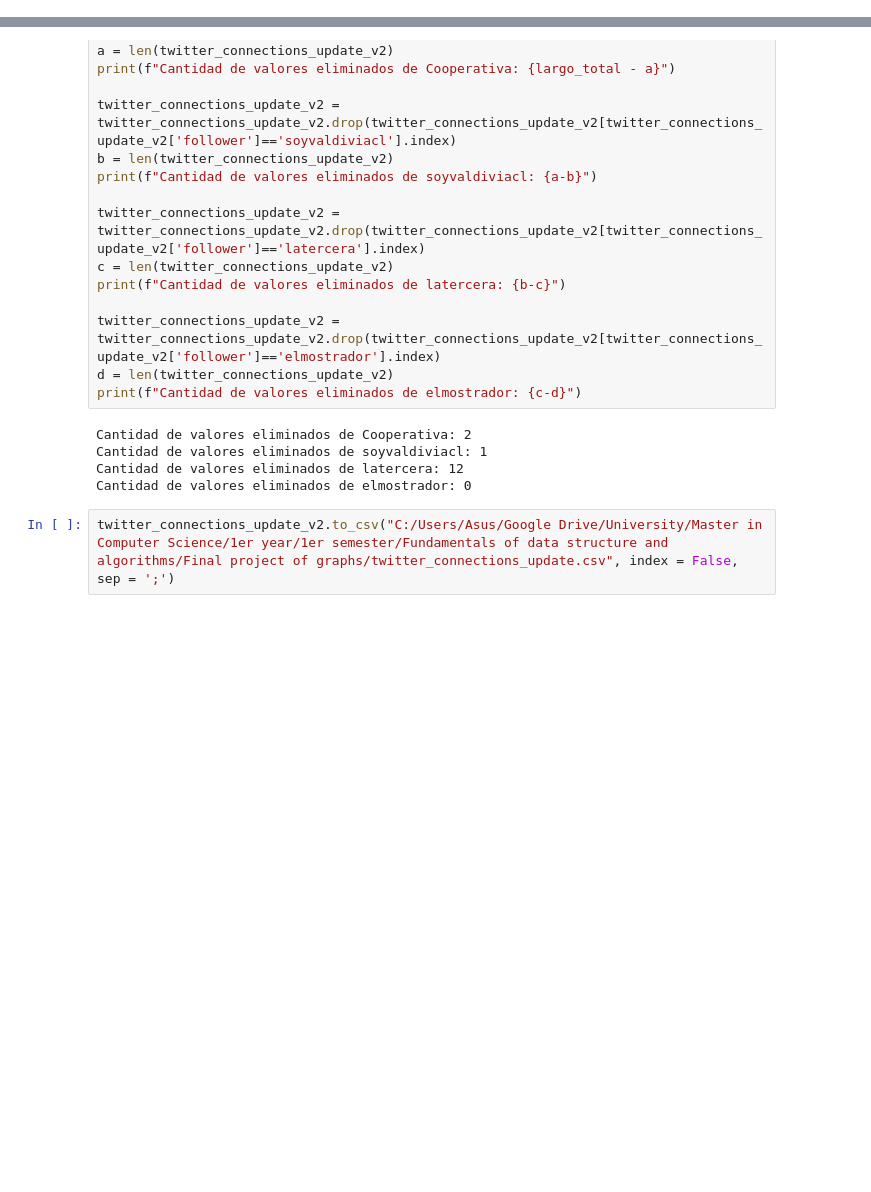
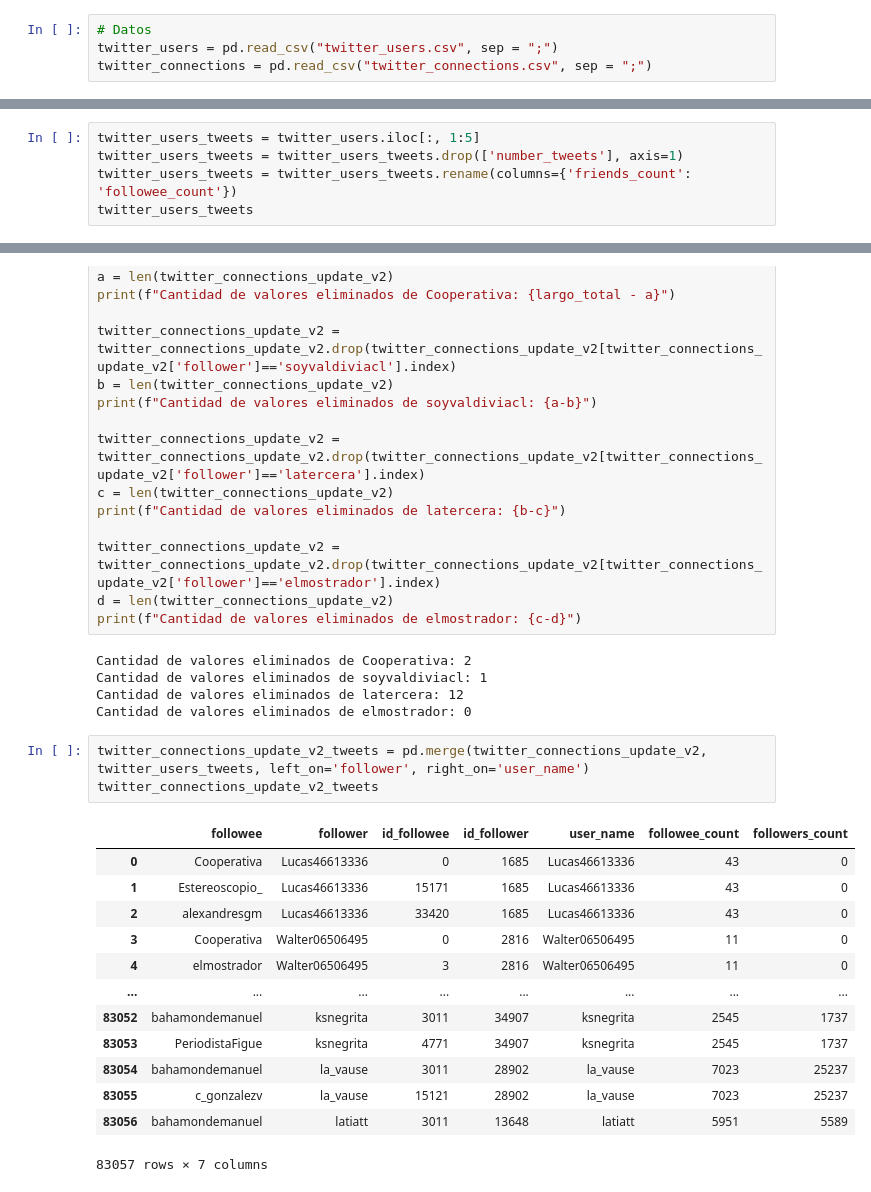
Before and after one commit to DnlMoreno/FEDAA, a Jupyter notebook: Project Final Graphs/Preprocesamiento de datos/Preprocesamiento_base_de_datos.ipynb, the cells around one changed output, grey strips where cells are left out. Cells and saved outputs as stored; diff of their text form; blank space fills up the shorter version.

```diff
--- a/Project Final Graphs/Preprocesamiento de datos/Manejo_bbdd.ipynb
+++ b/Project Final Graphs/Preprocesamiento de datos/Preprocesamiento_base_de_datos.ipynb
@@ -7,3 +3,7 @@ twitter_connections = pd.read_csv("C:/Users/Asus/Google Drive/University/Master
+# %%
+# Datos
+twitter_users = pd.read_csv("twitter_users.csv", sep = ";")
+twitter_connections = pd.read_csv("twitter_connections.csv", sep = ";")
 # %%
 twitter_users
 # %% [output]
@@ -42,3 +42,8 @@ See the caveats in the documentation: https://pandas.pydata.org/pandas-docs/stab
 | 41856 | 41856 | ivanapazaapin | 454 | 909 | 728 | Thu Jun 3 12:44:02 +0000 2021 |
 | 41857 | 41857 | BosqueMiel | 287 | 55 | 928 | Thu Jun 3 12:44:02 +0000 2021 |
 41858 rows × 6 columns
+# %%
+twitter_users_tweets = twitter_users.iloc[:, 1:5]
+twitter_users_tweets = twitter_users_tweets.drop(['number_tweets'], axis=1)
+twitter_users_tweets = twitter_users_tweets.rename(columns={'friends_count': 'followee_count'})
+twitter_users_tweets
@@ -155,5 +190,20 @@ Cantidad de valores eliminados de Cooperativa: 2
 Cantidad de valores eliminados de soyvaldiviacl: 1
 Cantidad de valores eliminados de latercera: 12
 Cantidad de valores eliminados de elmostrador: 0
-# %%
-twitter_connections_update_v2.to_csv("C:/Users/Asus/Google Drive/University/Master in Computer Science/1er year/1er semester/Fundamentals of data structure and algorithms/Final project of graphs/twitter_connections_update.csv", index = False, sep = ';')
+# %%
+twitter_connections_update_v2_tweets = pd.merge(twitter_connections_update_v2, twitter_users_tweets, left_on='follower', right_on='user_name')
+twitter_connections_update_v2_tweets
+# %% [output]
+|  | followee | follower | id_followee | id_follower | user_name | followee_count | followers_count |
+| 0 | Cooperativa | Lucas46613336 | 0 | 1685 | Lucas46613336 | 43 | 0 |
+| 1 | Estereoscopio_ | Lucas46613336 | 15171 | 1685 | Lucas46613336 | 43 | 0 |
+| 2 | alexandresgm | Lucas46613336 | 33420 | 1685 | Lucas46613336 | 43 | 0 |
+| 3 | Cooperativa | Walter06506495 | 0 | 2816 | Walter06506495 | 11 | 0 |
+| 4 | elmostrador | Walter06506495 | 3 | 2816 | Walter06506495 | 11 | 0 |
+| ... | ... | ... | ... | ... | ... | ... | ... |
+| 83052 | bahamondemanuel | ksnegrita | 3011 | 34907 | ksnegrita | 2545 | 1737 |
+| 83053 | PeriodistaFigue | ksnegrita | 4771 | 34907 | ksnegrita | 2545 | 1737 |
+| 83054 | bahamondemanuel | la_vause | 3011 | 28902 | la_vause | 7023 | 25237 |
+| 83055 | c_gonzalezv | la_vause | 15121 | 28902 | la_vause | 7023 | 25237 |
+| 83056 | bahamondemanuel | latiatt | 3011 | 13648 | latiatt | 5951 | 5589 |
+83057 rows × 7 columns
```
Also changed, not shown: parts of 7 cells of this notebook, 25 other files.
